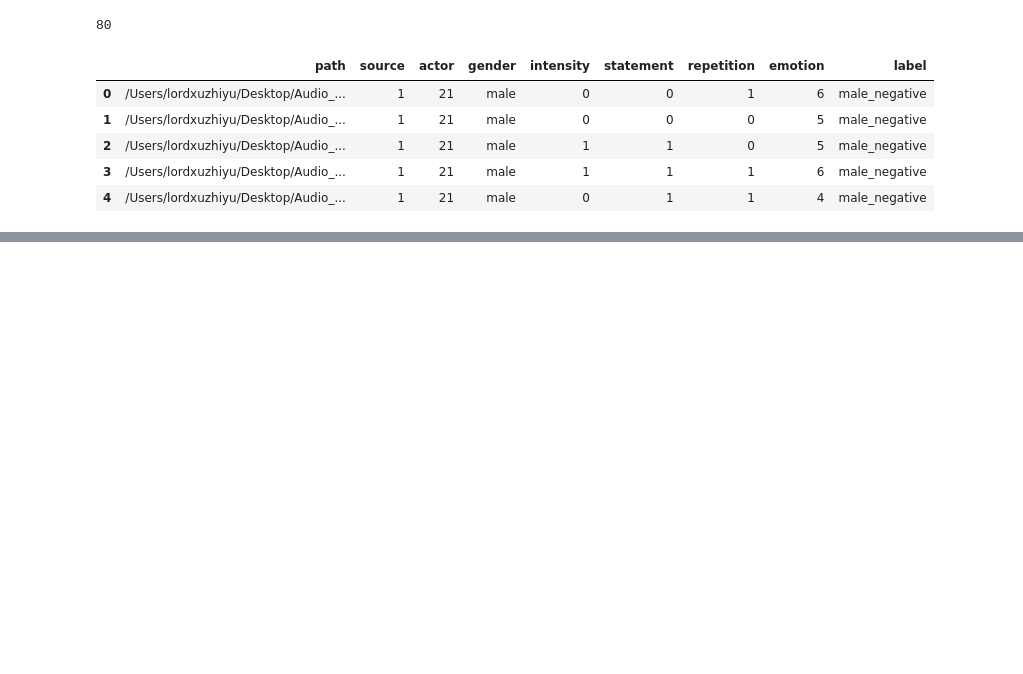
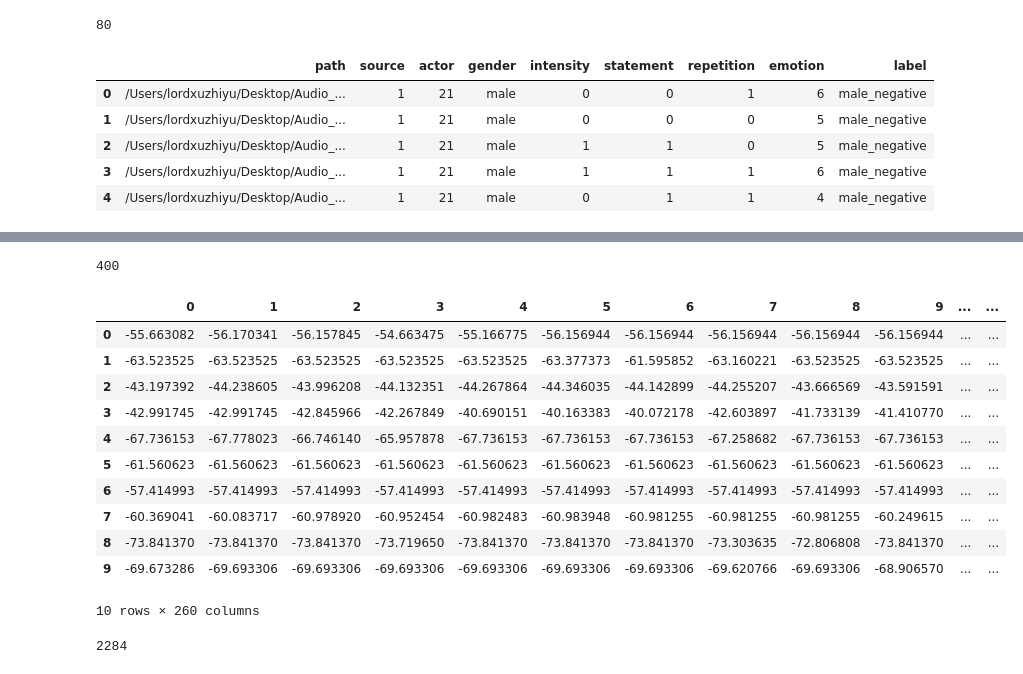
Before and after one commit to SER-2020-Project-ZX/Audio-Analytics, a Jupyter notebook: Audio Analytics .ipynb, the cells around one changed output, grey strips where cells are left out. Saved outputs shown, nothing was run; the diff lists cells and outputs as text; code cells hidden in the pictures; blank space fills up the shorter version.

```diff
--- a/Audio Analytics .ipynb
+++ b/Audio Analytics .ipynb
@@ -416,0 +442,3 @@ data3_df.head()
+# %%
+df3 = pd.DataFrame(data['feature'].values.tolist())
+labels = data2_df.label
@@ -416,0 +455,25 @@ data3_df.head()
+# %%
+newdf = pd.concat([df3,labels], axis=1)
+rnewdf = newdf.rename(index=str, columns={"0": "label"})
+len(rnewdf)
+# %% [output]
+400
+# %%
+rnewdf.head(10)
+# %% [output]
+|  | 0 | 1 | 2 | 3 | 4 | 5 | 6 | 7 | 8 | 9 | ... | ... |
+| 0 | -55.663082 | -56.170341 | -56.157845 | -54.663475 | -55.166775 | -56.156944 | -56.156944 | -56.156944 | -56.156944 | -56.156944 | ... | ... |
+| 1 | -63.523525 | -63.523525 | -63.523525 | -63.523525 | -63.523525 | -63.377373 | -61.595852 | -63.160221 | -63.523525 | -63.523525 | ... | ... |
+| 2 | -43.197392 | -44.238605 | -43.996208 | -44.132351 | -44.267864 | -44.346035 | -44.142899 | -44.255207 | -43.666569 | -43.591591 | ... | ... |
+| 3 | -42.991745 | -42.991745 | -42.845966 | -42.267849 | -40.690151 | -40.163383 | -40.072178 | -42.603897 | -41.733139 | -41.410770 | ... | ... |
+| 4 | -67.736153 | -67.778023 | -66.746140 | -65.957878 | -67.736153 | -67.736153 | -67.736153 | -67.258682 | -67.736153 | -67.736153 | ... | ... |
+| 5 | -61.560623 | -61.560623 | -61.560623 | -61.560623 | -61.560623 | -61.560623 | -61.560623 | -61.560623 | -61.560623 | -61.560623 | ... | ... |
+| 6 | -57.414993 | -57.414993 | -57.414993 | -57.414993 | -57.414993 | -57.414993 | -57.414993 | -57.414993 | -57.414993 | -57.414993 | ... | ... |
+| 7 | -60.369041 | -60.083717 | -60.978920 | -60.952454 | -60.982483 | -60.983948 | -60.981255 | -60.981255 | -60.981255 | -60.249615 | ... | ... |
+| 8 | -73.841370 | -73.841370 | -73.841370 | -73.719650 | -73.841370 | -73.841370 | -73.841370 | -73.303635 | -72.806808 | -73.841370 | ... | ... |
+| 9 | -69.673286 | -69.693306 | -69.693306 | -69.693306 | -69.693306 | -69.693306 | -69.693306 | -69.620766 | -69.693306 | -68.906570 | ... | ... |
+10 rows × 260 columns
+# %%
+rnewdf.isnull().sum().sum()
+# %% [output]
+2284
```
Also changed, not shown: parts of 26 cells of this notebook.
